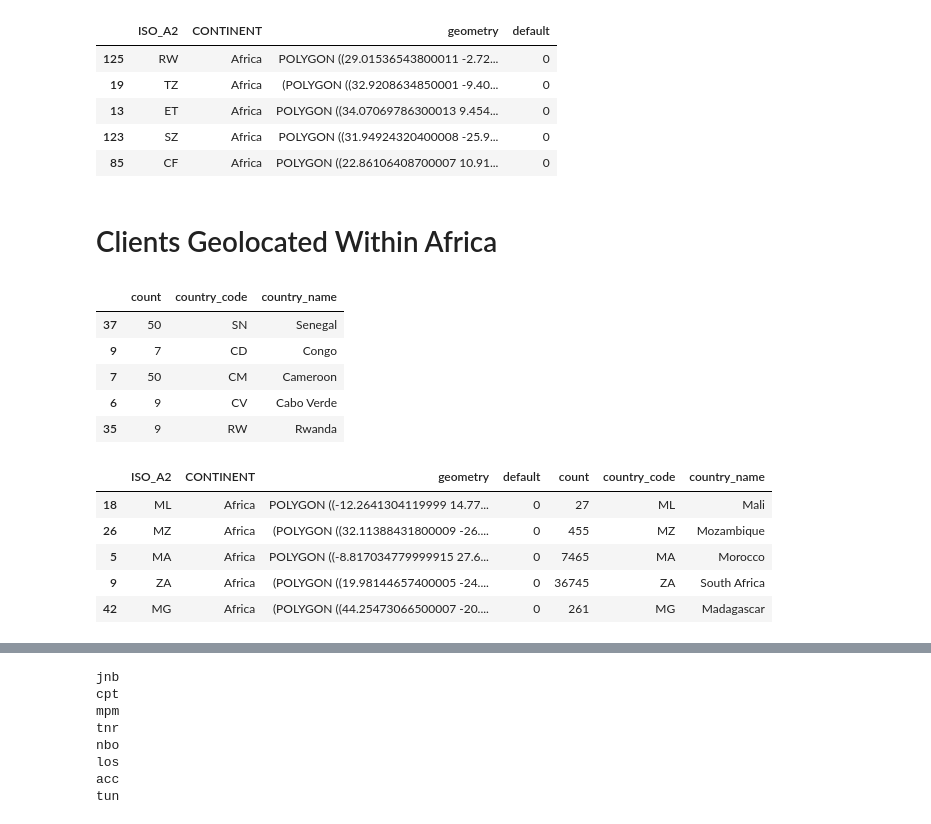
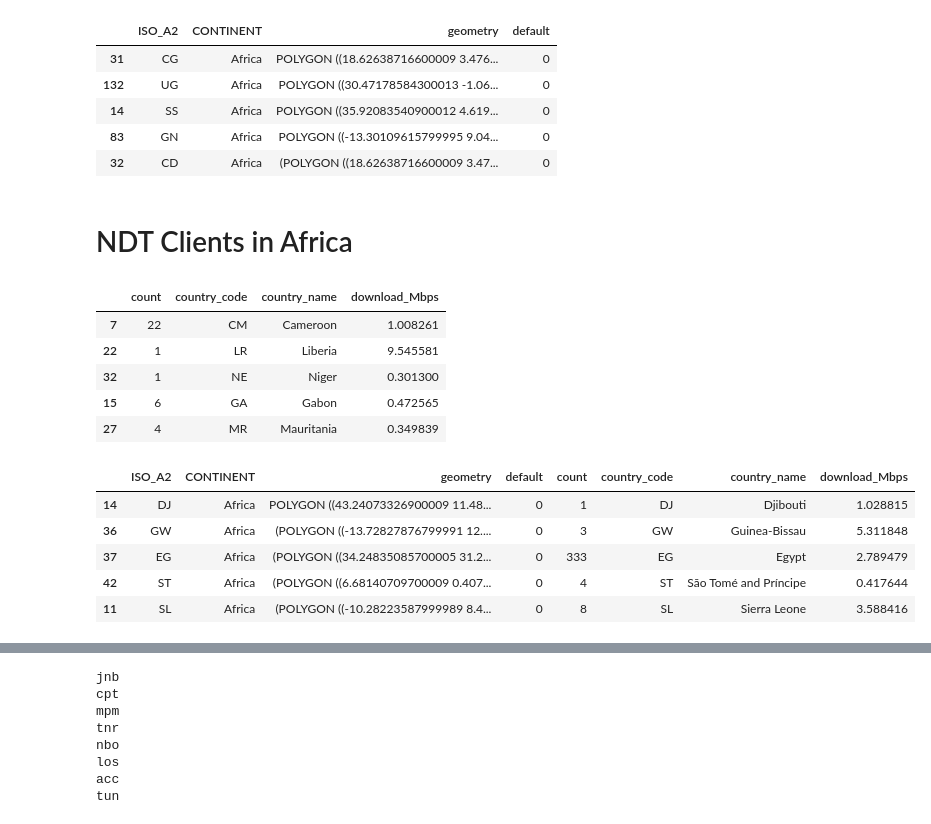
Before and after one commit to stephen-soltesz/ipython-testing, a Jupyter notebook: geomaps-example.ipynb, the cells around one changed output, grey strips where cells are left out. Cells and saved outputs as stored; diff of their text form; code cells hidden in the pictures.

```diff
--- a/geomaps-example.ipynb
+++ b/geomaps-example.ipynb
@@ -42,33 +86,36 @@ figsize = (16, 10)
 from google.cloud import bigquery
 
 def run_query(query, project='measurement-lab'):
-    #print query
     client = bigquery.Client(project=project)
     job = client.query(query)
 
     results = collections.defaultdict(list)
-    for row in job.result(timeout=300):
+    for row in job.result(timeout=600):
         for key in row.keys():
             results[key].append(row.get(key))
 
     return pd.DataFrame(results)
 # %%
+# Load shape data.
 globe_raw = gpd.read_file(shapefile)
 
-globe = globe[['ISO_A2', 'CONTINENT', 'geometry']].to_crs('+proj=longlat')
+# Select the global information (except Antarctica).
+globe = globe_raw[['ISO_A2', 'CONTINENT', 'geometry']].to_crs('+proj=longlat')
 globe = globe[globe.CONTINENT != 'Antarctica']
+# Add a new column with a default value of zero to plot empty country maps.
 globe['default'] = 0
 
+# Select only Africa.
 africa = globe[globe.CONTINENT == 'Africa'].copy()
 africa['default'] = 0
 africa.sample(5)
 # %% [output]
 |  | ISO_A2 | CONTINENT | geometry | default |
-| 125 | RW | Africa | POLYGON ((29.01536543800011 -2.72... | 0 |
-| 19 | TZ | Africa | (POLYGON ((32.9208634850001 -9.40... | 0 |
-| 13 | ET | Africa | POLYGON ((34.07069786300013 9.454... | 0 |
-| 123 | SZ | Africa | POLYGON ((31.94924320400008 -25.9... | 0 |
-| 85 | CF | Africa | POLYGON ((22.86106408700007 10.91... | 0 |
+| 31 | CG | Africa | POLYGON ((18.62638716600009 3.476... | 0 |
+| 132 | UG | Africa | POLYGON ((30.47178584300013 -1.06... | 0 |
+| 14 | SS | Africa | POLYGON ((35.92083540900012 4.619... | 0 |
+| 83 | GN | Africa | POLYGON ((-13.30109615799995 9.04... | 0 |
+| 32 | CD | Africa | (POLYGON ((18.62638716600009 3.47... | 0 |
 # %% [markdown]
-# Clients Geolocated Within Africa
+# NDT Clients in Africa
 # %%
@@ -88,23 +154,23 @@ ORDER BY
  country_name, country_code, count desc
 """)
 # %%
-count_df.sample(5)
+rates_df.sample(5)
 # %% [output]
-|  | count | country_code | country_name |
-| 37 | 50 | SN | Senegal |
-| 9 | 7 | CD | Congo |
-| 7 | 50 | CM | Cameroon |
-| 6 | 9 | CV | Cabo Verde |
-| 35 | 9 | RW | Rwanda |
+|  | count | country_code | country_name | download_Mbps |
+| 7 | 22 | CM | Cameroon | 1.008261 |
+| 22 | 1 | LR | Liberia | 9.545581 |
+| 32 | 1 | NE | Niger | 0.301300 |
+| 15 | 6 | GA | Gabon | 0.472565 |
+| 27 | 4 | MR | Mauritania | 0.349839 |
 # %%
-count_merged = africa.merge(count_df, left_on='ISO_A2', right_on='country_code')
+count_merged = africa.merge(rates_df, left_on='ISO_A2', right_on='country_code')
 count_merged.sample(5)
 # %% [output]
-|  | ISO_A2 | CONTINENT | geometry | default | count | country_code | country_name |
-| 18 | ML | Africa | POLYGON ((-12.2641304119999 14.77... | 0 | 27 | ML | Mali |
-| 26 | MZ | Africa | (POLYGON ((32.11388431800009 -26.... | 0 | 455 | MZ | Mozambique |
-| 5 | MA | Africa | POLYGON ((-8.817034779999915 27.6... | 0 | 7465 | MA | Morocco |
-| 9 | ZA | Africa | (POLYGON ((19.98144657400005 -24.... | 0 | 36745 | ZA | South Africa |
-| 42 | MG | Africa | (POLYGON ((44.25473066500007 -20.... | 0 | 261 | MG | Madagascar |
+|  | ISO_A2 | CONTINENT | geometry | default | count | country_code | country_name | download_Mbps |
+| 14 | DJ | Africa | POLYGON ((43.24073326900009 11.48... | 0 | 1 | DJ | Djibouti | 1.028815 |
+| 36 | GW | Africa | (POLYGON ((-13.72827876799991 12.... | 0 | 3 | GW | Guinea-Bissau | 5.311848 |
+| 37 | EG | Africa | (POLYGON ((34.24835085700005 31.2... | 0 | 333 | EG | Egypt | 2.789479 |
+| 42 | ST | Africa | (POLYGON ((6.68140709700009 0.407... | 0 | 4 | ST | São Tomé and Príncipe | 0.417644 |
+| 11 | SL | Africa | (POLYGON ((-10.28223587999989 8.4... | 0 | 8 | SL | Sierra Leone | 3.588416 |
 # %%
 ax = africa.plot(column='default', color='white', edgecolor='grey', figsize=figsize, hatch="//")
```
Also changed, not shown: parts of 11 cells of this notebook.
